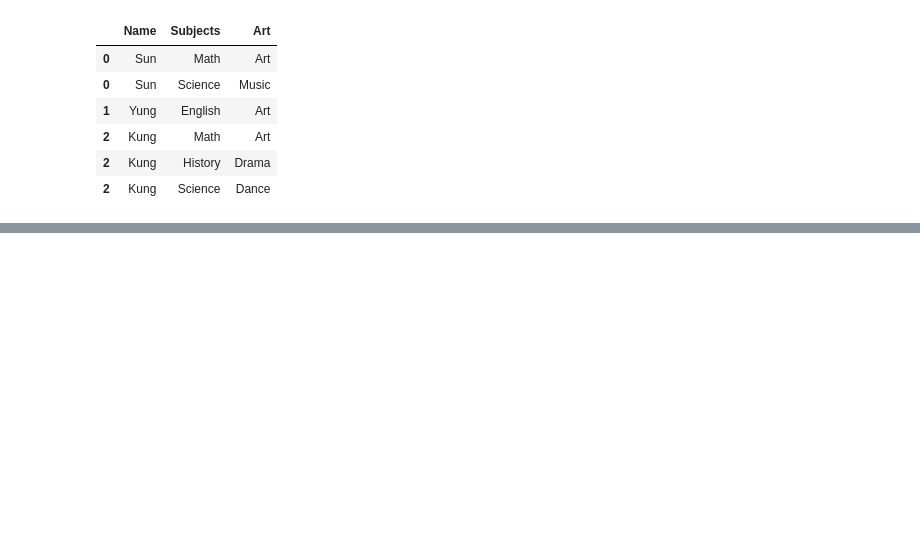
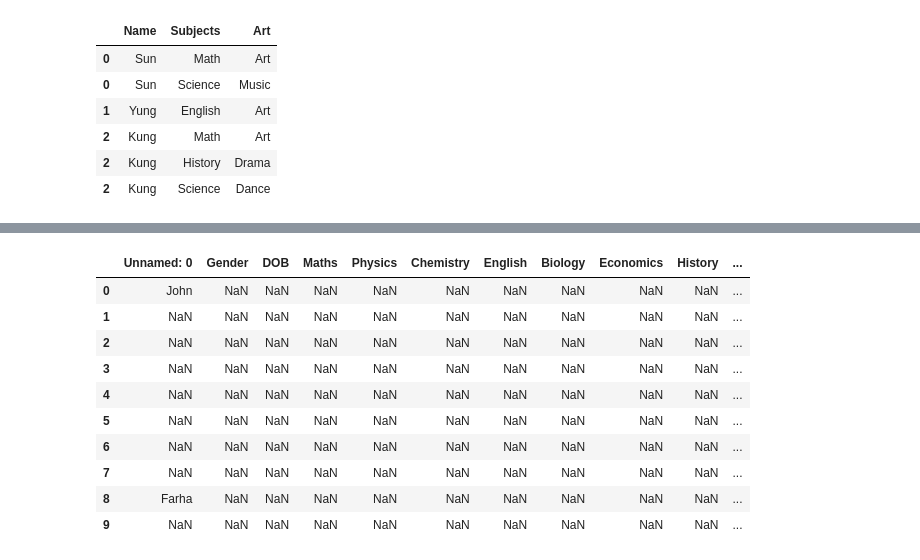
Before and after one commit to AbilashSP10/Python_Learning, a Jupyter notebook: Pandas/Pandas_Learn.ipynb, the cells around one changed output, grey strips where cells are left out. Drawn from its saved outputs; the diff is of its cells as text; code cells hidden in the pictures; blank space fills up the shorter version.

```diff
--- a/Pandas/Pandas_Learn.ipynb
+++ b/Pandas/Pandas_Learn.ipynb
@@ -981,0 +1034,23 @@ exploded_df
+# %%
+data = pd.read_csv("student_marks.csv")
+
+df = pd.DataFrame(data)
+
+newdf=df.isin(["John", "Farha"])
+
+
+dm = df[newdf]
+
+dm
+# %% [output]
+|  | Unnamed: 0 | Gender | DOB | Maths | Physics | Chemistry | English | Biology | Economics | History | ... |
+| 0 | John | NaN | NaN | NaN | NaN | NaN | NaN | NaN | NaN | NaN | ... |
+| 1 | NaN | NaN | NaN | NaN | NaN | NaN | NaN | NaN | NaN | NaN | ... |
+| 2 | NaN | NaN | NaN | NaN | NaN | NaN | NaN | NaN | NaN | NaN | ... |
+| 3 | NaN | NaN | NaN | NaN | NaN | NaN | NaN | NaN | NaN | NaN | ... |
+| 4 | NaN | NaN | NaN | NaN | NaN | NaN | NaN | NaN | NaN | NaN | ... |
+| 5 | NaN | NaN | NaN | NaN | NaN | NaN | NaN | NaN | NaN | NaN | ... |
+| 6 | NaN | NaN | NaN | NaN | NaN | NaN | NaN | NaN | NaN | NaN | ... |
+| 7 | NaN | NaN | NaN | NaN | NaN | NaN | NaN | NaN | NaN | NaN | ... |
+| 8 | Farha | NaN | NaN | NaN | NaN | NaN | NaN | NaN | NaN | NaN | ... |
+| 9 | NaN | NaN | NaN | NaN | NaN | NaN | NaN | NaN | NaN | NaN | ... |
```
Also changed, not shown: parts of 16 cells of this notebook, 4 other files.
